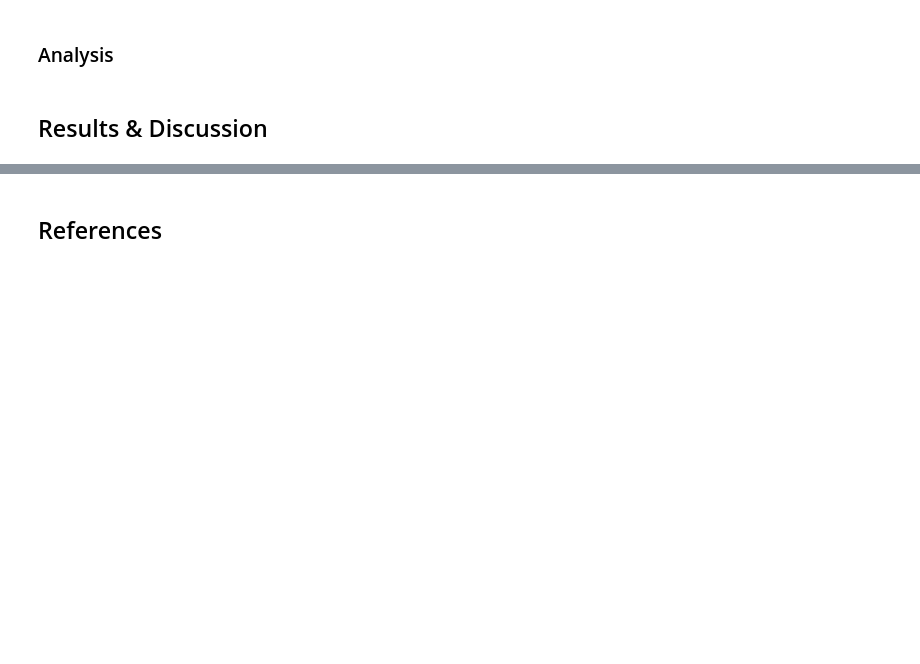
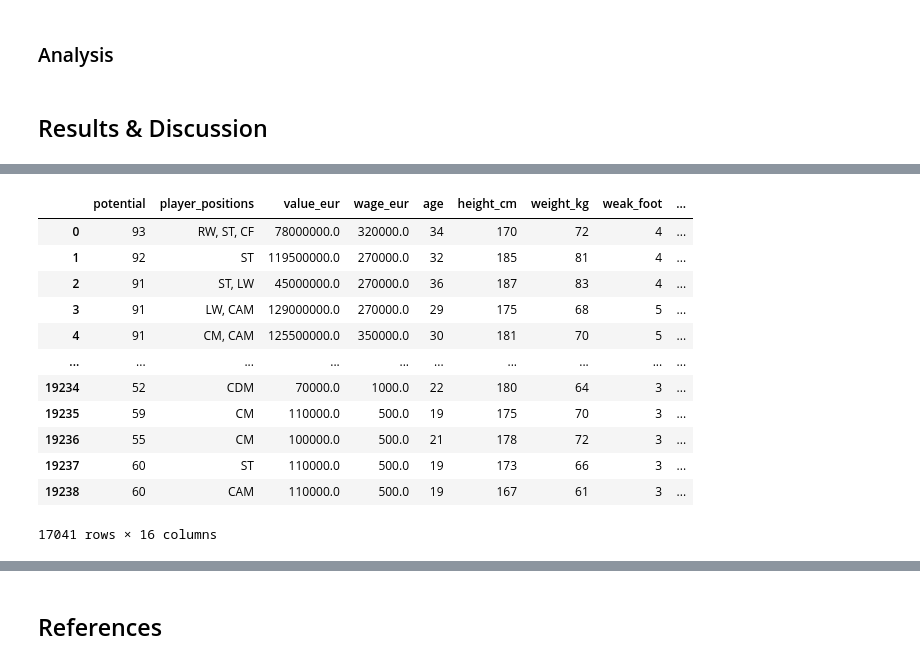
Before and after one commit to UBC-MDS/2023_dsci522-group17, a Jupyter notebook: high-potential-fifa-prediction-report.ipynb, the cells around one changed output, grey strips where cells are left out. Saved outputs shown, nothing was run; the diff lists cells and outputs as text; code cells hidden in the pictures; blank space fills up the shorter version.

```diff
--- a/high-potential-fifa-prediction-report.ipynb
+++ b/high-potential-fifa-prediction-report.ipynb
@@ -107,0 +134,16 @@ df = df.dropna()
+# %%
+df
+# %% [output]
+|  | potential | player_positions | value_eur | wage_eur | age | height_cm | weight_kg | weak_foot | ... |
+| 0 | 93 | RW, ST, CF | 78000000.0 | 320000.0 | 34 | 170 | 72 | 4 | ... |
+| 1 | 92 | ST | 119500000.0 | 270000.0 | 32 | 185 | 81 | 4 | ... |
+| 2 | 91 | ST, LW | 45000000.0 | 270000.0 | 36 | 187 | 83 | 4 | ... |
+| 3 | 91 | LW, CAM | 129000000.0 | 270000.0 | 29 | 175 | 68 | 5 | ... |
+| 4 | 91 | CM, CAM | 125500000.0 | 350000.0 | 30 | 181 | 70 | 5 | ... |
+| ... | ... | ... | ... | ... | ... | ... | ... | ... | ... |
+| 19234 | 52 | CDM | 70000.0 | 1000.0 | 22 | 180 | 64 | 3 | ... |
+| 19235 | 59 | CM | 110000.0 | 500.0 | 19 | 175 | 70 | 3 | ... |
+| 19236 | 55 | CM | 100000.0 | 500.0 | 21 | 178 | 72 | 3 | ... |
+| 19237 | 60 | ST | 110000.0 | 500.0 | 19 | 173 | 66 | 3 | ... |
+| 19238 | 60 | CAM | 110000.0 | 500.0 | 19 | 167 | 61 | 3 | ... |
+17041 rows × 16 columns
```
Also changed, not shown: parts of 20 cells of this notebook.
